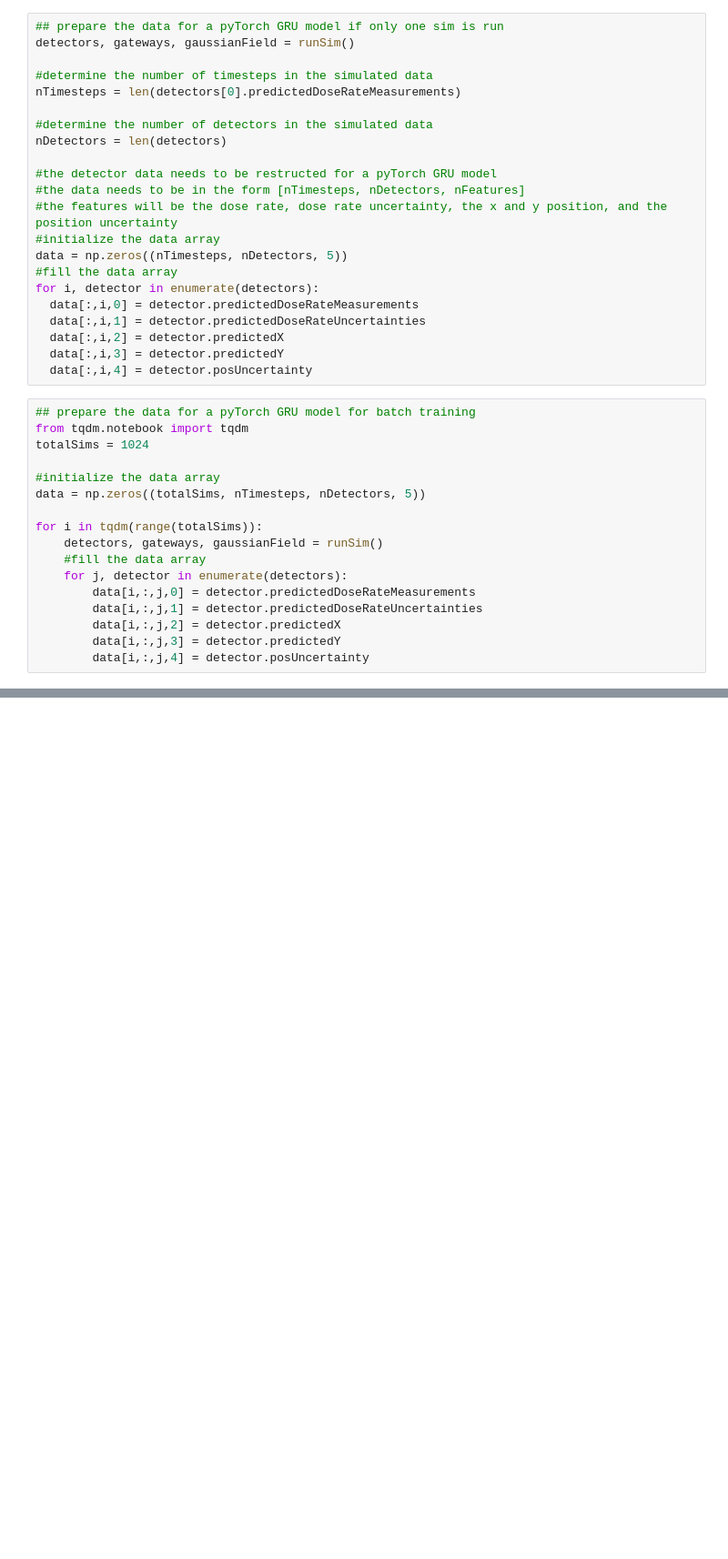
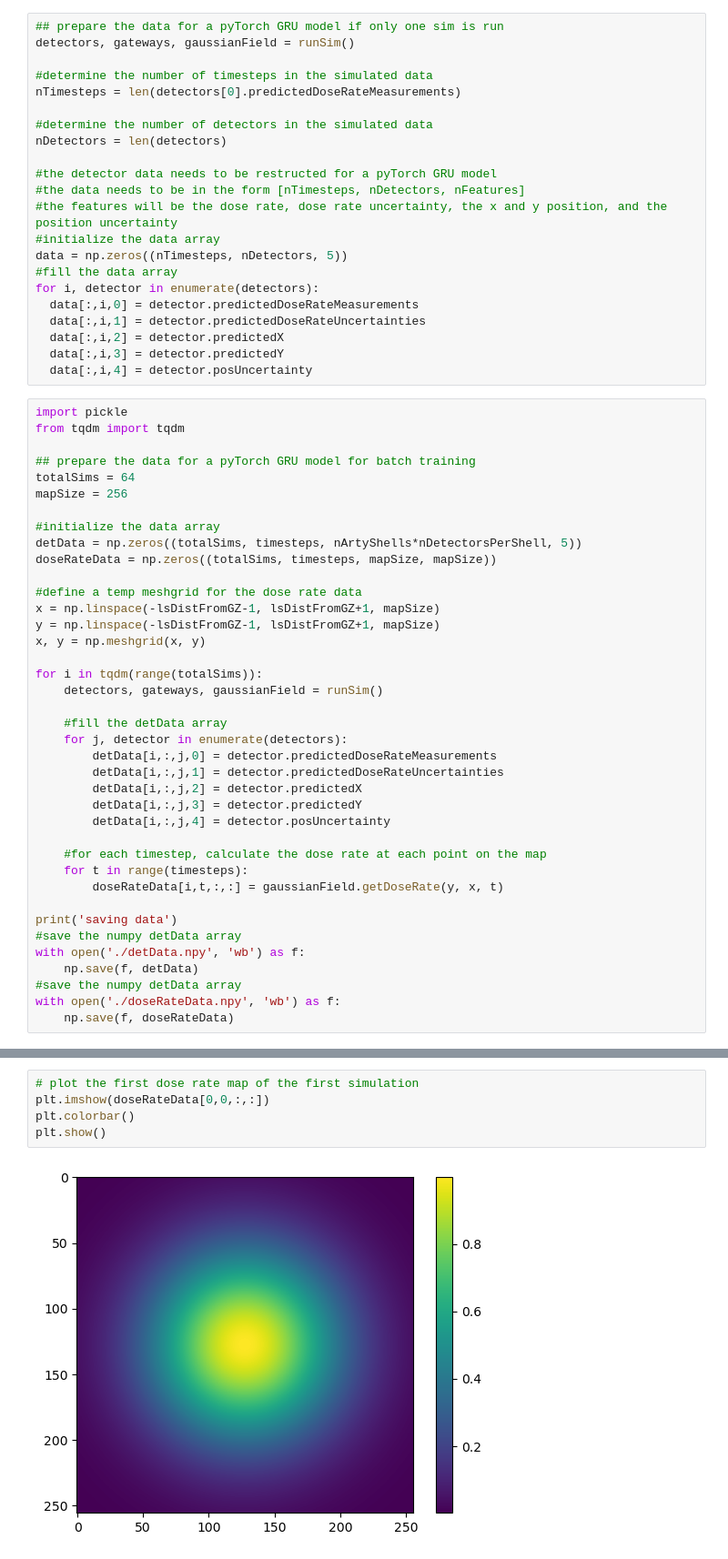
Before and after one commit to davidfobar/SCRAM, a Jupyter notebook: MINES-Sim/pyTorch_model.ipynb, the cells around one changed output, grey strips where cells are left out. Shown: that part at 91% size. Saved outputs shown, nothing was run; the diff lists cells and outputs as text; blank space fills up the shorter version.

Commit message:
issues with the gru size

```diff
--- a/MINES-Sim/pyTorch_model.ipynb
+++ b/MINES-Sim/pyTorch_model.ipynb
@@ -415,19 +415,41 @@ for i, detector in enumerate(detectors):
   data[:,i,3] = detector.predictedY
   data[:,i,4] = detector.posUncertainty
 # %%
+import pickle
+from tqdm import tqdm
+
 ## prepare the data for a pyTorch GRU model for batch training
-from tqdm.notebook import tqdm
-totalSims = 1024
+totalSims = 64
+mapSize = 256
 
 #initialize the data array
-data = np.zeros((totalSims, nTimesteps, nDetectors, 5))
+detData = np.zeros((totalSims, timesteps, nArtyShells*nDetectorsPerShell, 5))
+doseRateData = np.zeros((totalSims, timesteps, mapSize, mapSize))
+
+#define a temp meshgrid for the dose rate data
+x = np.linspace(-lsDistFromGZ-1, lsDistFromGZ+1, mapSize)
+y = np.linspace(-lsDistFromGZ-1, lsDistFromGZ+1, mapSize)
+x, y = np.meshgrid(x, y)
 
 for i in tqdm(range(totalSims)):
     detectors, gateways, gaussianField = runSim()
-    #fill the data array
+
+    #fill the detData array
     for j, detector in enumerate(detectors):
-        data[i,:,j,0] = detector.predictedDoseRateMeasurements
-        data[i,:,j,1] = detector.predictedDoseRateUncertainties
-        data[i,:,j,2] = detector.predictedX
-        data[i,:,j,3] = detector.predictedY
-        data[i,:,j,4] = detector.posUncertainty
+        detData[i,:,j,0] = detector.predictedDoseRateMeasurements
+        detData[i,:,j,1] = detector.predictedDoseRateUncertainties
+        detData[i,:,j,2] = detector.predictedX
+        detData[i,:,j,3] = detector.predictedY
+        detData[i,:,j,4] = detector.posUncertainty
+
+    #for each timestep, calculate the dose rate at each point on the map
+    for t in range(timesteps):
+        doseRateData[i,t,:,:] = gaussianField.getDoseRate(y, x, t)
+
+print('saving data')
+#save the numpy detData array
+with open('./detData.npy', 'wb') as f:
+    np.save(f, detData)
+#save the numpy detData array
+with open('./doseRateData.npy', 'wb') as f:
+    np.save(f, doseRateData)
@@ -529,0 +458,7 @@ Number of parameters in DCNN model: 2929624
+# %%
+# plot the first dose rate map of the first simulation
+plt.imshow(doseRateData[0,0,:,:])
+plt.colorbar()
+plt.show()
+# %% [output]
+[figure, added]
```
Also changed, not shown: parts of 12 cells of this notebook, 1 other file.
